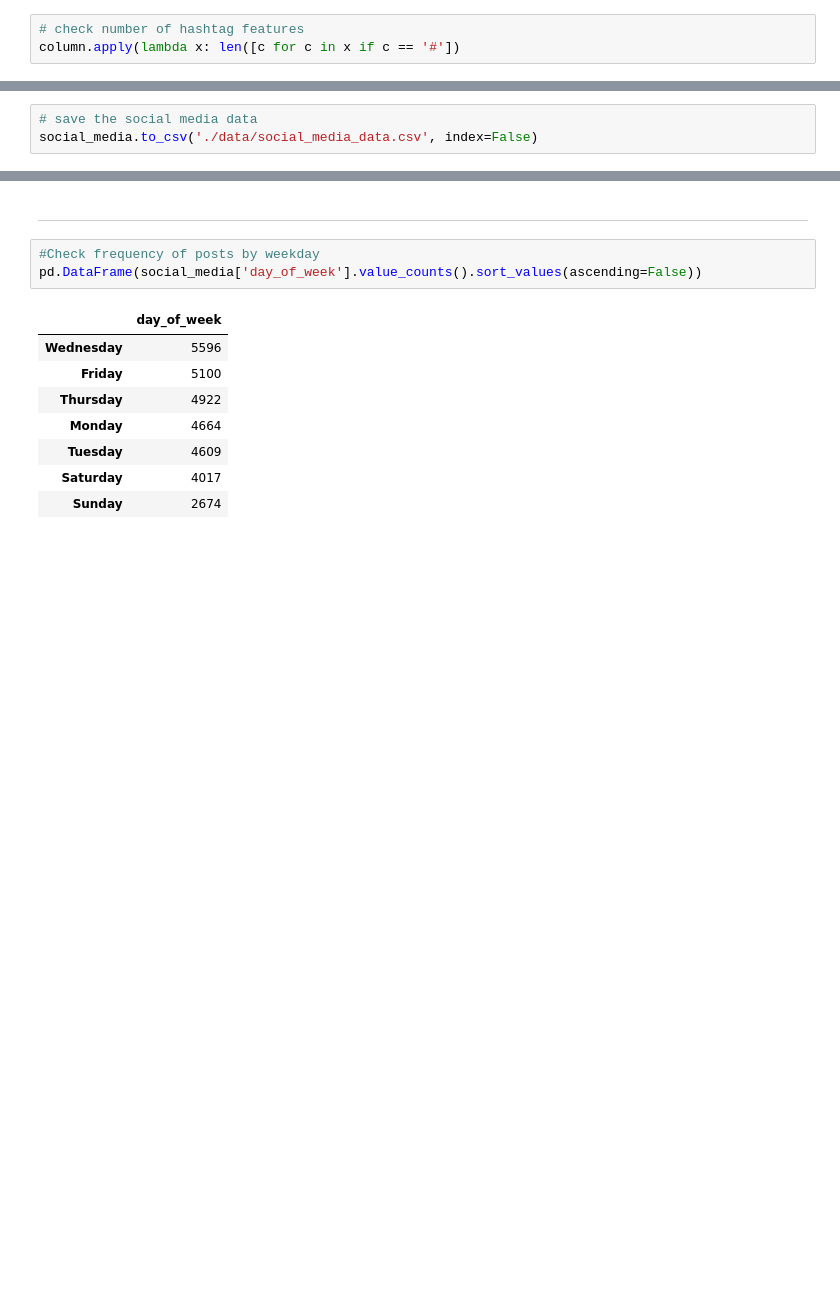
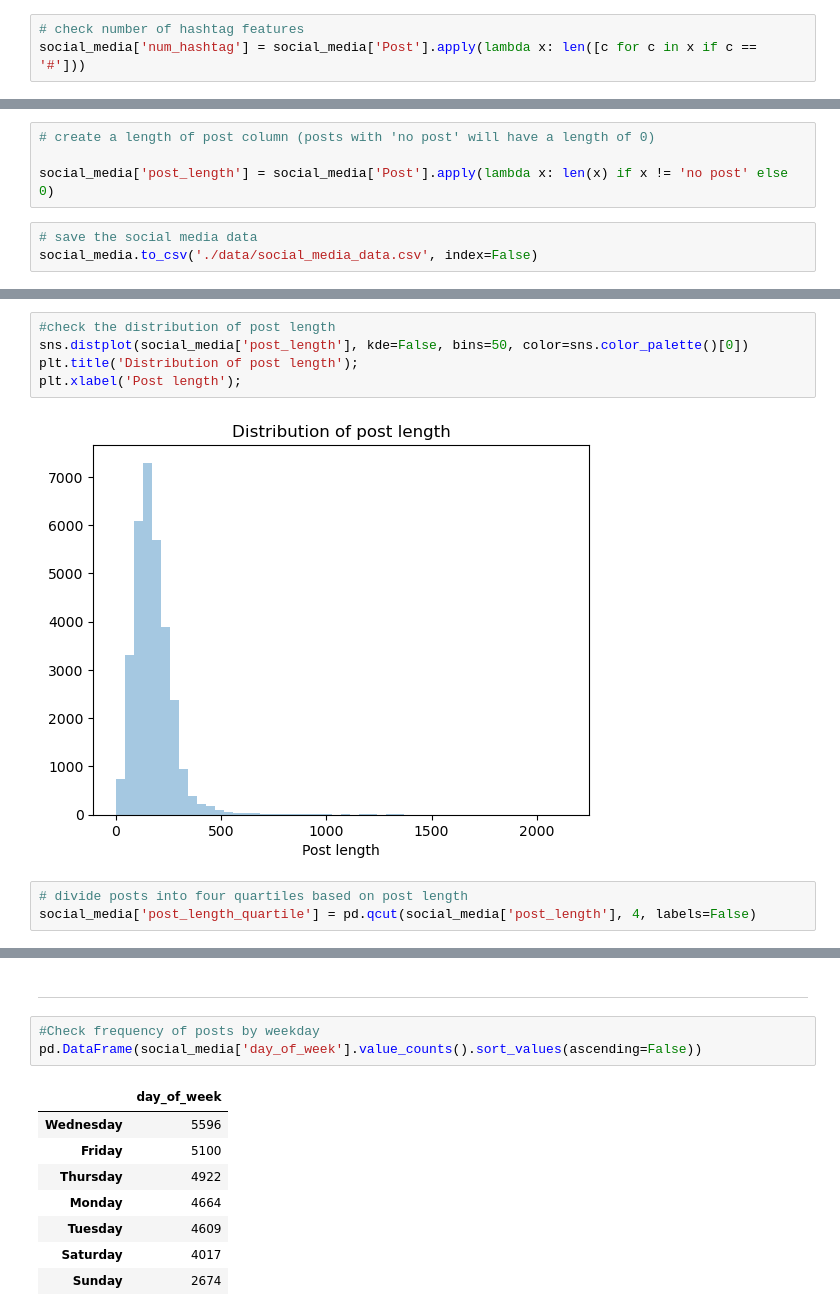
Before and after one commit to samaregbesola/Stanbic-IBTC, a Jupyter notebook: hackathon_codes.ipynb, the cells around one changed output, grey strips where cells are left out. Drawn from its saved outputs; the diff is of its cells as text; blank space fills up the shorter version.

```diff
--- a/hackathon_codes.ipynb
+++ b/hackathon_codes.ipynb
@@ -308,4 +315,4 @@ social_media[['year', 'month', 'day_of_week', 'hour', 'time_of_day', 'is_weekend
 social_media['has_hashtag'] = social_media.Post.apply(lambda x: True if '#' in x else False)
 # %%
 # check number of hashtag features
-column.apply(lambda x: len([c for c in x if c == '#'])
+social_media['num_hashtag'] = social_media['Post'].apply(lambda x: len([c for c in x if c == '#']))
@@ -312,3 +329,7 @@ column.apply(lambda x: len([c for c in x if c == '#'])
+# %%
+# create a length of post column (posts with 'no post' will have a length of 0)
+
+social_media['post_length'] = social_media['Post'].apply(lambda x: len(x) if x != 'no post' else 0)
 # %%
 # save the social media data
 social_media.to_csv('./data/social_media_data.csv', index=False)
@@ -314,0 +411,10 @@ social_media.to_csv('./data/social_media_data.csv', index=False)
+# %%
+#check the distribution of post length
+sns.distplot(social_media['post_length'], kde=False, bins=50, color=sns.color_palette()[0])
+plt.title('Distribution of post length');
+plt.xlabel('Post length');
+# %% [output]
+[figure, added]
+# %%
+# divide posts into four quartiles based on post length
+social_media['post_length_quartile'] = pd.qcut(social_media['post_length'], 4, labels=False)
```
Also changed, not shown: parts of 42 cells of this notebook.
